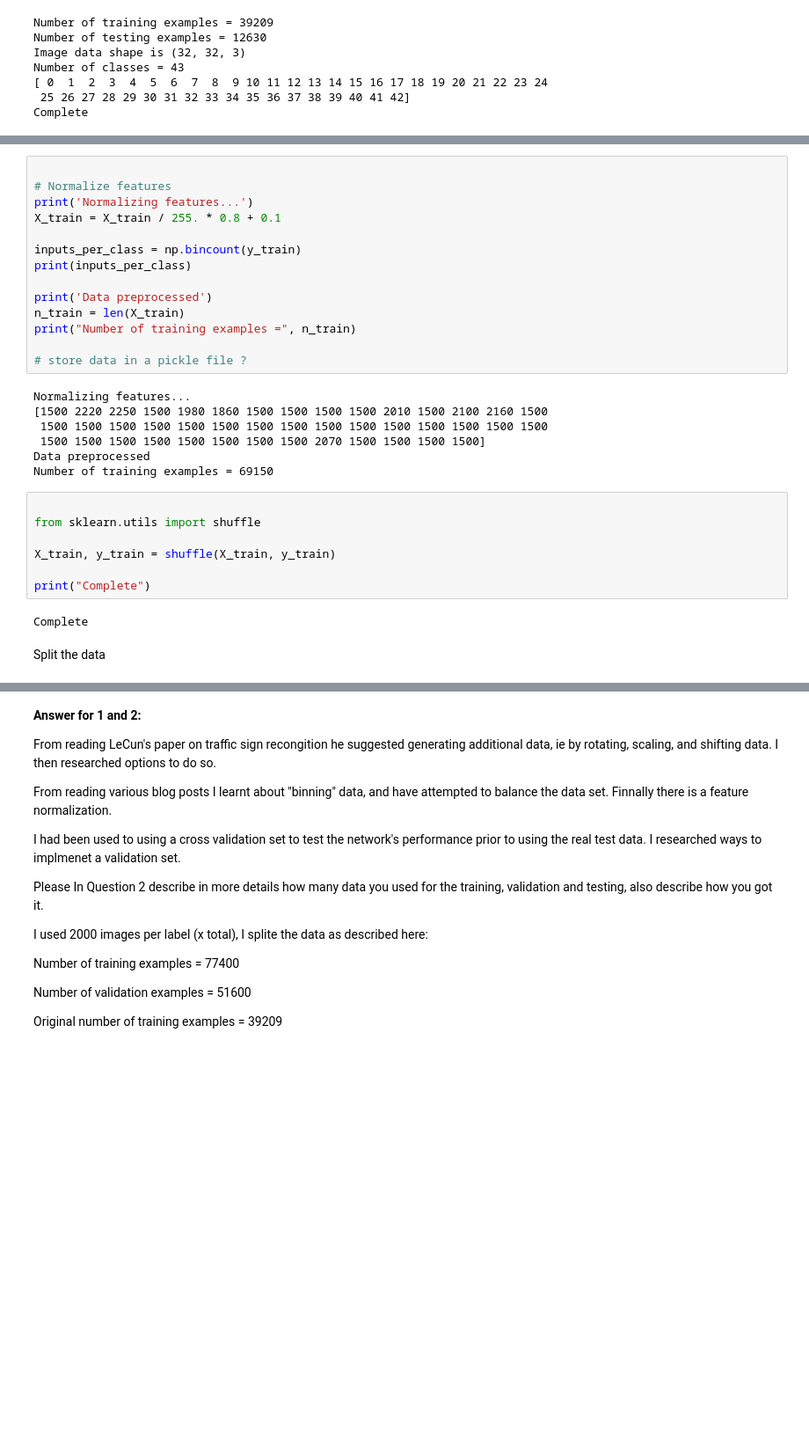
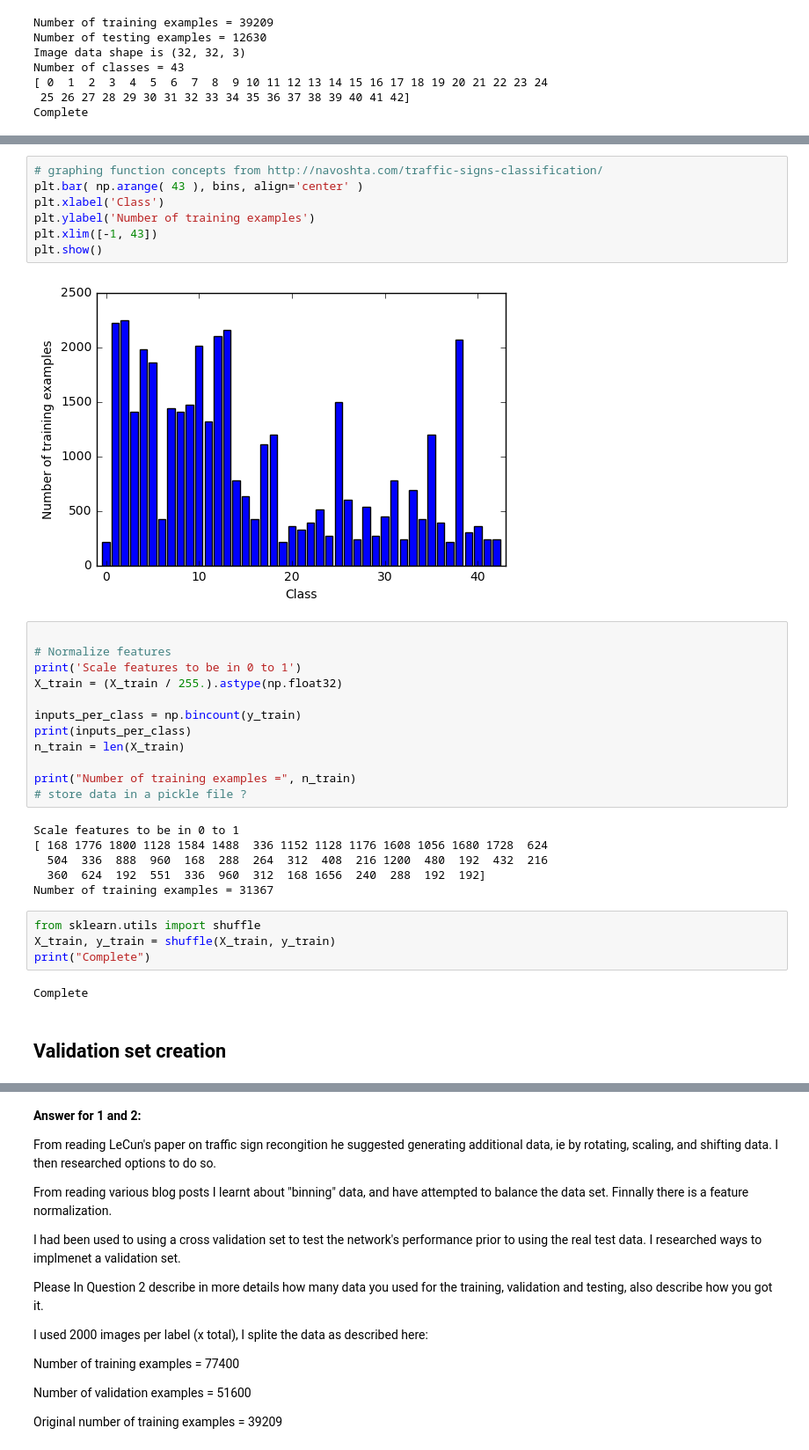
Before and after one commit to anthony-chaudhary/self-driving-car-nanodegree-nd013, a Jupyter notebook: CarND-Traffic-Sign-Classifier-Project-master/Traffic_Sign_Classifier.ipynb, the cells around one changed output, grey strips where cells are left out. Shown at 88% size. Saved outputs shown, nothing was run; the diff lists cells and outputs as text; blank space fills up the shorter version.

```diff
--- a/CarND-Traffic-Sign-Classifier-Project-master/Traffic_Sign_Classifier.ipynb
+++ b/CarND-Traffic-Sign-Classifier-Project-master/Traffic_Sign_Classifier.ipynb
@@ -376,36 +356,39 @@ Passing, no images to generate
 ... (75 outputs left out)
+# %%
+# graphing function concepts from http://navoshta.com/traffic-signs-classification/
+plt.bar( np.arange( 43 ), bins, align='center' )
+plt.xlabel('Class')
+plt.ylabel('Number of training examples')
+plt.xlim([-1, 43])
+plt.show()
+# %% [output]
+[figure, added]
 # %%
 
 # Normalize features
-print('Normalizing features...')
-X_train = X_train / 255. * 0.8 + 0.1
+print('Scale features to be in 0 to 1')
+X_train = (X_train / 255.).astype(np.float32)
 
 inputs_per_class = np.bincount(y_train)
 print(inputs_per_class)
+n_train = len(X_train)
 
-print('Data preprocessed')
-n_train = len(X_train)
 print("Number of training examples =", n_train)
-
 # store data in a pickle file ?
 # %% [output]
-Normalizing features...
-[1500 2220 2250 1500 1980 1860 1500 1500 1500 1500 2010 1500 2100 2160 1500
- 1500 1500 1500 1500 1500 1500 1500 1500 1500 1500 1500 1500 1500 1500 1500
- 1500 1500 1500 1500 1500 1500 1500 1500 2070 1500 1500 1500 1500]
-Data preprocessed
-Number of training examples = 69150
+Scale features to be in 0 to 1
+[ 168 1776 1800 1128 1584 1488  336 1152 1128 1176 1608 1056 1680 1728  624
+  504  336  888  960  168  288  264  312  408  216 1200  480  192  432  216
+  360  624  192  551  336  960  312  168 1656  240  288  192  192]
+Number of training examples = 31367
 # %%
-
 from sklearn.utils import shuffle
-
 X_train, y_train = shuffle(X_train, y_train)
-
 print("Complete")
 # %% [output]
 Complete
-# %% [markdown]
-Split the data
+# %% [markdown]
+## Validation set creation
 # %%
 # split into 80% for train and 20% for validation
 
```
Also changed, not shown: parts of 43 cells of this notebook.
